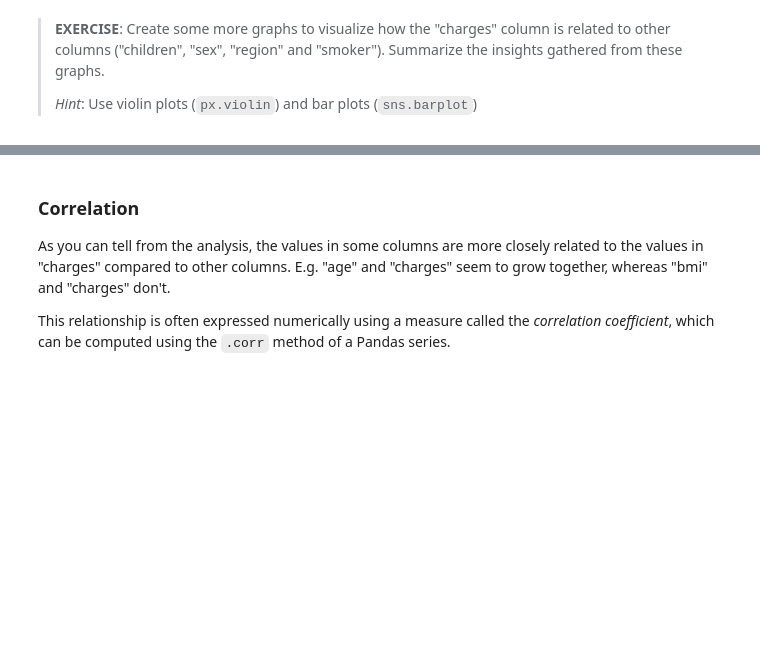
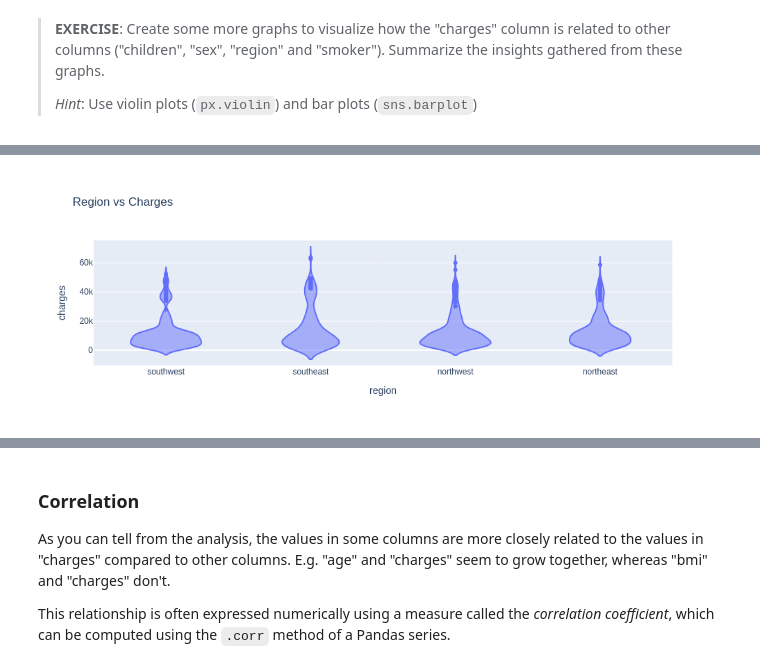
Before and after one commit to geff-ghost/notebooks, a Jupyter notebook: Machine-Learning/lesson-1-linear-regression-with-scikit-learn.ipynb, the cells around one changed output, grey strips where cells are left out. Cells and saved outputs as stored; diff of their text form; code cells hidden in the pictures; blank space fills up the shorter version.

```diff
--- a/Machine-Learning/lesson-1-linear-regression-with-scikit-learn.ipynb
+++ b/Machine-Learning/lesson-1-linear-regression-with-scikit-learn.ipynb
@@ -437,0 +440,10 @@ medical_df.groupby(['sex', 'smoker'])['charges'].sum().reset_index()
+# %%
+fig = px.violin(
+    medical_df,
+    x='region',
+    y='charges',
+    title='Region vs Charges'
+)
+fig.show()
+# %% [output]
+[figure, added]
```
Also changed, not shown: parts of 19 cells of this notebook.
